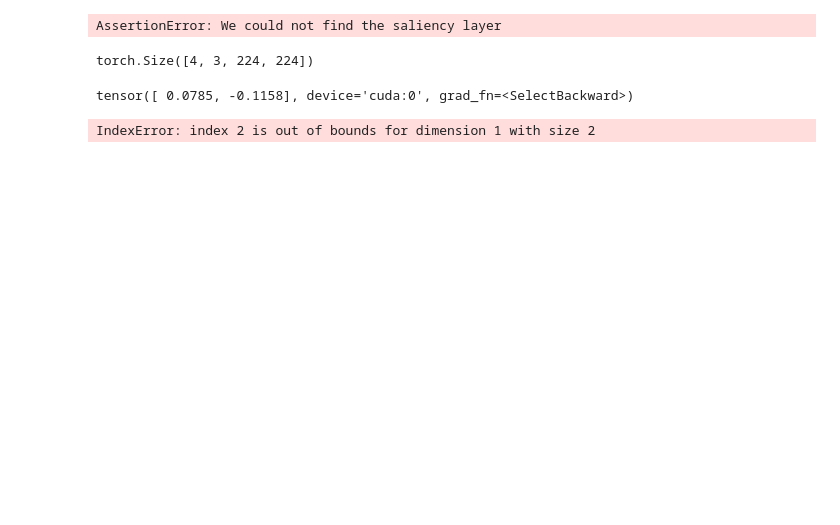
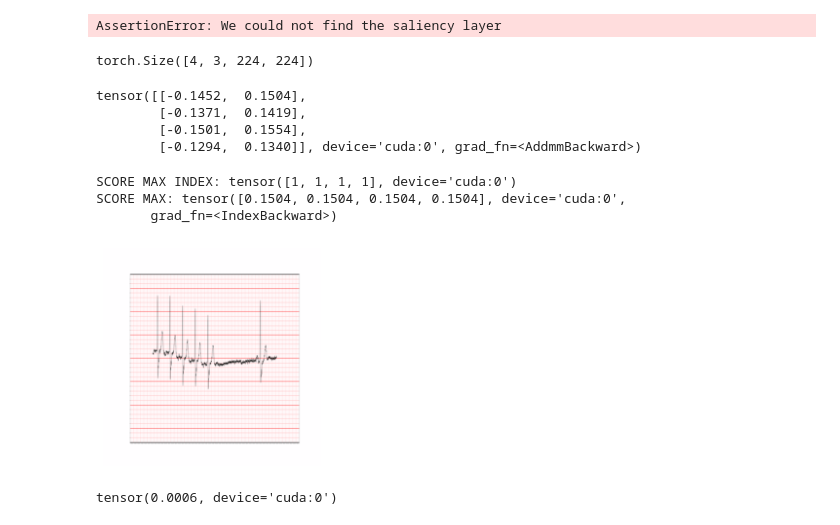
Before and after one commit to ruivarandas/DSLproject, a Jupyter notebook: notebooks/testing_and_interpret.ipynb, the cells around one changed output. Cells and saved outputs as stored; diff of their text form; code cells hidden in the pictures; blank space fills up the shorter version.

Commit message:
Added model with acceptable results and solved saliency maps

```diff
--- a/notebooks/testing_and_interpret.ipynb
+++ b/notebooks/testing_and_interpret.ipynb
@@ -64,10 +68,10 @@ saliency = grad_cam(model, x, 20, saliency_layer='features.29')
 AssertionError: We could not find the saliency layer
 # %%
 def deprocess(image):
-    transform = T.Compose([
-        T.Normalize(mean=[0, 0, 0], std=[4.3668, 4.4643, 4.4444]),
-        T.Normalize(mean=[-0.485, -0.456, -0.406], std=[1, 1, 1]),
-        T.ToPILImage(),
+    transform = transforms.Compose([
+        transforms.Normalize(mean=[0, 0, 0], std=[4.3668, 4.4643, 4.4444]),
+        transforms.Normalize(mean=[-0.485, -0.456, -0.406], std=[1, 1, 1]),
+        transforms.ToPILImage(),
     ])
     return transform(image)
 
@@ -81,31 +85,47 @@ torch.Size([4, 3, 224, 224])
 x.requires_grad_();
 scores = model(x)
 # %%
-scores[0]
+scores
 # %% [output]
-tensor([ 0.0785, -0.1158], device='cuda:0', grad_fn=<SelectBackward>)
+tensor([[-0.1452,  0.1504],
+        [-0.1371,  0.1419],
+        [-0.1501,  0.1554],
+        [-0.1294,  0.1340]], device='cuda:0', grad_fn=<AddmmBackward>)
 # %%
-score_max_index = scores.argmax()-
+score_max_index = scores.argmax(dim=1)
+print(f"SCORE MAX INDEX: {score_max_index}")
 score_max = scores[0,score_max_index]
+print(f"SCORE MAX: {score_max}")
 
 '''
 backward function on score_max performs the backward pass in the computation graph and calculates the gradient of
 score_max with respect to nodes in the computation graph
 '''
-score_max.backward()
+score_max.backward(torch.ones_like(score_max))
+# score_max.backward()
 
 '''
 Saliency would be the gradient with respect to the input image now. But note that the input image has 3 channels,
 R, G and B. To derive a single class saliency value for each pixel (i, j),  we take the maximum magnitude
 across all colour channels.
 '''
-saliency, _ = torch.max(X.grad.data.abs(),dim=1)
-
-# code to plot the saliency map as a heatmap
-plt.imshow(saliency[0], cmap=plt.cm.hot)
-plt.axis('off')
-plt.show()
+saliency, _ = torch.max(x.grad.data.abs(),dim=1)
 # %% [output]
-IndexError: index 2 is out of bounds for dimension 1 with size 2
+SCORE MAX INDEX: tensor([1, 1, 1, 1], device='cuda:0')
+SCORE MAX: tensor([0.1504, 0.1504, 0.1504, 0.1504], device='cuda:0',
+       grad_fn=<IndexBackward>)
+# %%
+# code to plot the saliency map as a heatmap
+plt.figure()
+img1 = plt.imshow(saliency[0].cpu().numpy(), cmap=plt.cm.hot, alpha=.7)
+img2 = plt.imshow(deprocess(x[0].cpu()))
+plt.axis('off')
+plt.show()
+# %% [output]
+[figure, added]
+# %%
+saliency.mean()
+# %% [output]
+tensor(0.0006, device='cuda:0')
 # %%
 m = models.alexnet(pretrained=True)
```
Also changed, not shown: parts of 4 cells of this notebook, 10 other files.
